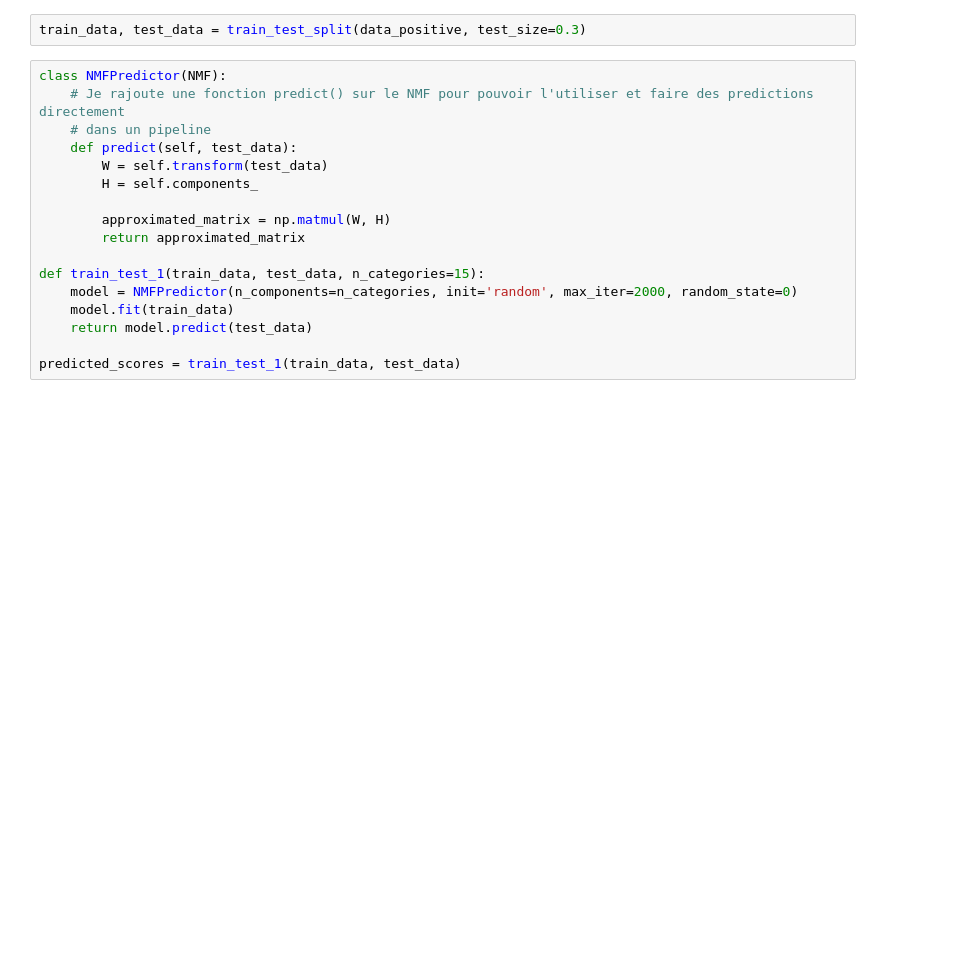
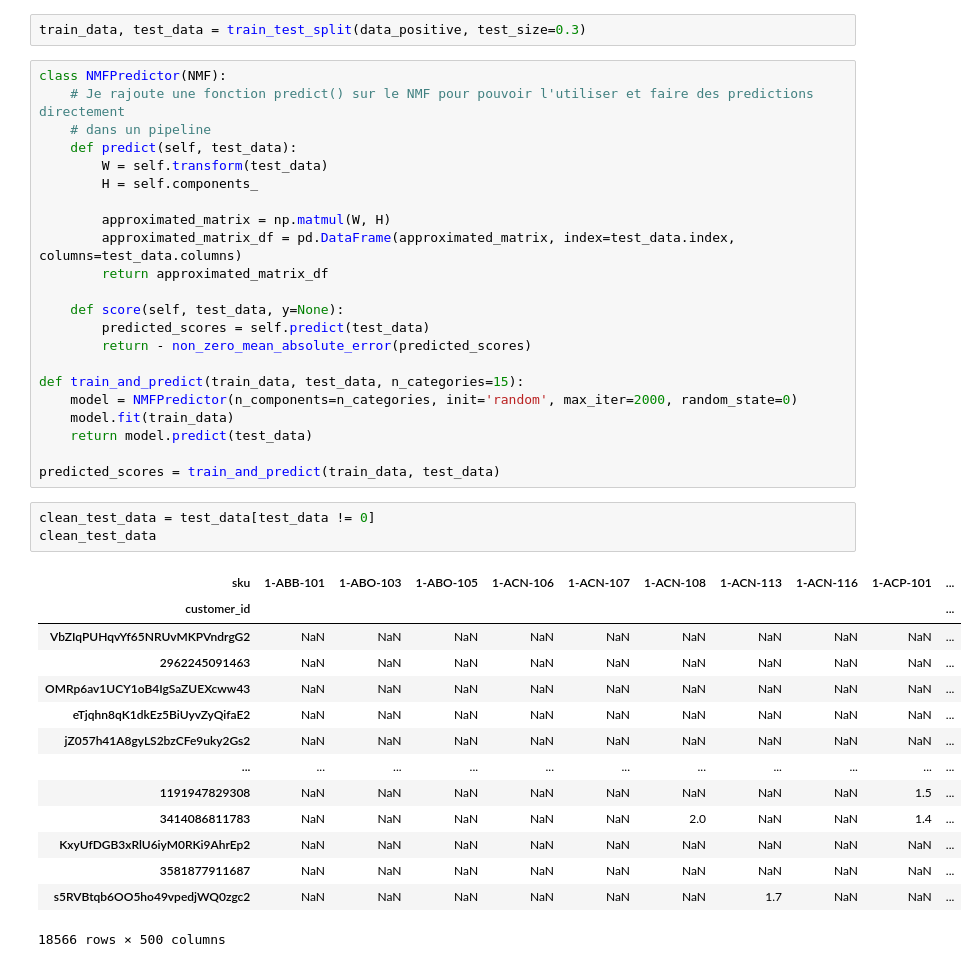
Before and after one commit to PaulChabert/reco_fourche, a Jupyter notebook: notebooks/chloe_nmf_gridsearch.ipynb, the cells around one changed output. Saved outputs shown, nothing was run; the diff lists cells and outputs as text; blank space fills up the shorter version.

```diff
--- a/notebooks/chloe_nmf_gridsearch.ipynb
+++ b/notebooks/chloe_nmf_gridsearch.ipynb
@@ -247,14 +261,37 @@ class NMFPredictor(NMF):
         H = self.components_
 
         approximated_matrix = np.matmul(W, H)
-        return approximated_matrix
+        approximated_matrix_df = pd.DataFrame(approximated_matrix, index=test_data.index, columns=test_data.columns)
+        return approximated_matrix_df
 
-def train_test_1(train_data, test_data, n_categories=15):
+    def score(self, test_data, y=None):
+        predicted_scores = self.predict(test_data)
+        return - non_zero_mean_absolute_error(predicted_scores)
+
+def train_and_predict(train_data, test_data, n_categories=15):
     model = NMFPredictor(n_components=n_categories, init='random', max_iter=2000, random_state=0)
     model.fit(train_data)
     return model.predict(test_data)
 
-predicted_scores = train_test_1(train_data, test_data)
+predicted_scores = train_and_predict(train_data, test_data)
+# %%
+clean_test_data = test_data[test_data != 0]
+clean_test_data
+# %% [output]
+| sku | 1-ABB-101 | 1-ABO-103 | 1-ABO-105 | 1-ACN-106 | 1-ACN-107 | 1-ACN-108 | 1-ACN-113 | 1-ACN-116 | 1-ACP-101 | ... |
+| customer_id |  |  |  |  |  |  |  |  |  | ... |
+| VbZIqPUHqvYf65NRUvMKPVndrgG2 | NaN | NaN | NaN | NaN | NaN | NaN | NaN | NaN | NaN | ... |
+| 2962245091463 | NaN | NaN | NaN | NaN | NaN | NaN | NaN | NaN | NaN | ... |
+| OMRp6av1UCY1oB4IgSaZUEXcww43 | NaN | NaN | NaN | NaN | NaN | NaN | NaN | NaN | NaN | ... |
+| eTjqhn8qK1dkEz5BiUyvZyQifaE2 | NaN | NaN | NaN | NaN | NaN | NaN | NaN | NaN | NaN | ... |
+| jZ057h41A8gyLS2bzCFe9uky2Gs2 | NaN | NaN | NaN | NaN | NaN | NaN | NaN | NaN | NaN | ... |
+| ... | ... | ... | ... | ... | ... | ... | ... | ... | ... | ... |
+| 1191947829308 | NaN | NaN | NaN | NaN | NaN | NaN | NaN | NaN | 1.5 | ... |
+| 3414086811783 | NaN | NaN | NaN | NaN | NaN | 2.0 | NaN | NaN | 1.4 | ... |
+| KxyUfDGB3xRlU6iyM0RKi9AhrEp2 | NaN | NaN | NaN | NaN | NaN | NaN | NaN | NaN | NaN | ... |
+| 3581877911687 | NaN | NaN | NaN | NaN | NaN | NaN | NaN | NaN | NaN | ... |
+| s5RVBtqb6OO5ho49vpedjWQ0zgc2 | NaN | NaN | NaN | NaN | NaN | NaN | 1.7 | NaN | NaN | ... |
+18566 rows × 500 columns
 # %%
 mean_squared_error(test_data, predicted_scores)
 # %% [output]
```
Also changed, not shown: parts of 44 cells of this notebook.
